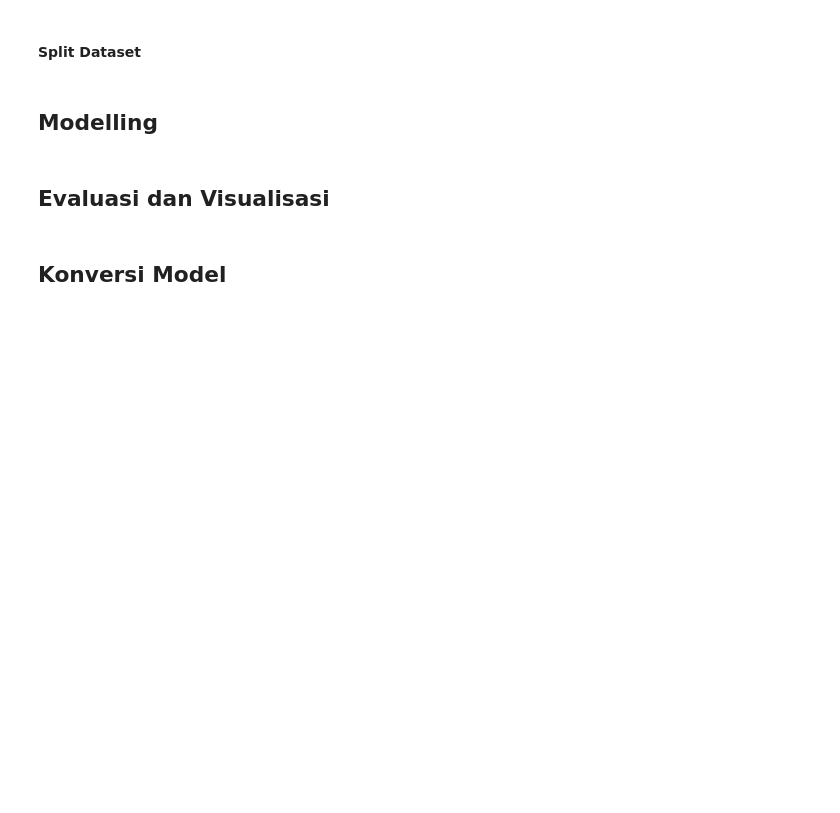
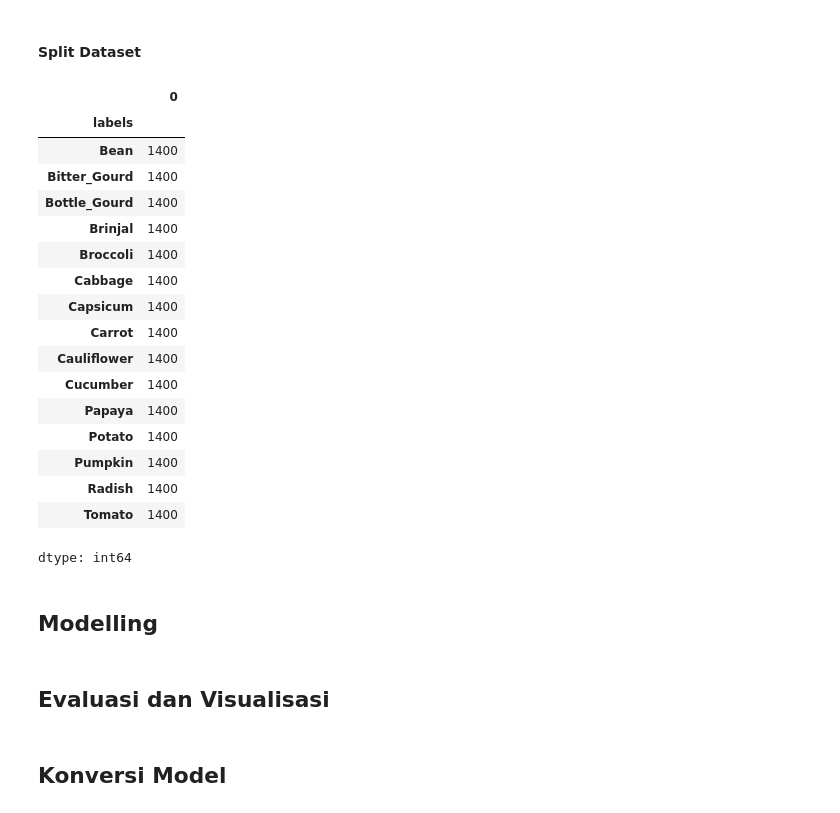
Before and after one commit to ReynardAdimas/Asah, a Jupyter notebook: Reynard_Adimas_Nabil_Template_Submission_Akhir_Klasifikasi_Gambar.ipynb, the cells around one changed output. Drawn from its saved outputs; the diff is of its cells as text; code cells hidden in the pictures; blank space fills up the shorter version.

```diff
--- a/Reynard_Adimas_Nabil_Template_Submission_Akhir_Klasifikasi_Gambar.ipynb
+++ b/Reynard_Adimas_Nabil_Template_Submission_Akhir_Klasifikasi_Gambar.ipynb
@@ -16,5 +165,38 @@
 # %% [markdown]
 #### Split Dataset
+# %%
+mypath = "Vegetable Images/dataset/"
+
+file_name = []
+labels = []
+full_path = []
+for path, subdirs, files in os.walk(mypath):
+  for name in files:
+    full_path.append(os.path.join(path, name))
+    labels.append(path.split('/')[-1])
+    file_name.append(name)
+
+df = pd.DataFrame({"path" : full_path, "file_name" : file_name, "labels":labels})
+df.groupby(['labels']).size()
+# %% [output]
+|  | 0 |
+| labels |  |
+| Bean | 1400 |
+| Bitter_Gourd | 1400 |
+| Bottle_Gourd | 1400 |
+| Brinjal | 1400 |
+| Broccoli | 1400 |
+| Cabbage | 1400 |
+| Capsicum | 1400 |
+| Carrot | 1400 |
+| Cauliflower | 1400 |
+| Cucumber | 1400 |
+| Papaya | 1400 |
+| Potato | 1400 |
+| Pumpkin | 1400 |
+| Radish | 1400 |
+| Tomato | 1400 |
+dtype: int64
 # %% [markdown]
 ## Modelling
 # %% [markdown]
```
Also changed, not shown: parts of 7 cells of this notebook.
